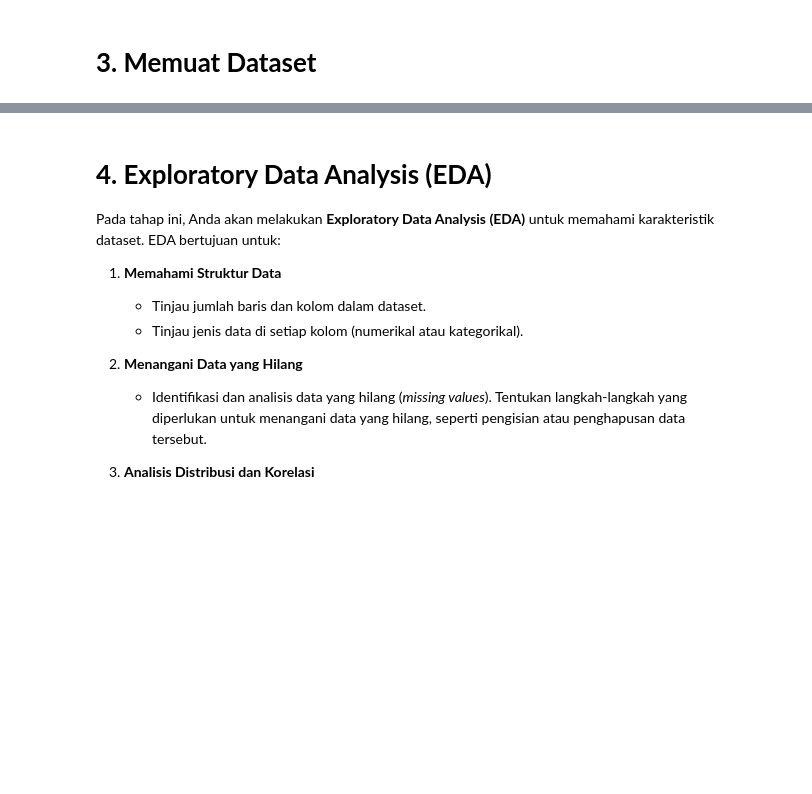
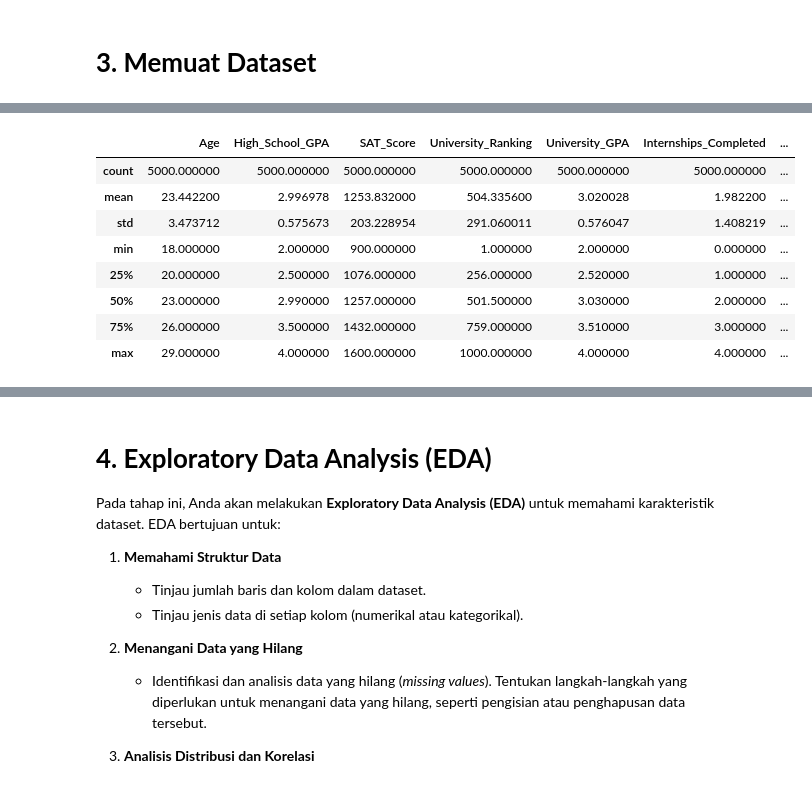
Before and after one commit to Nurwidi130603/Learn-ML-Education-Career-Succsees, a Jupyter notebook: [Clustering]_Submission_Akhir_BMLP_Nurwidi Bagus Amiryunanto_(Updated).ipynb, the cells around one changed output, grey strips where cells are left out. Cells and saved outputs as stored; diff of their text form; code cells hidden in the pictures; blank space fills up the shorter version.

```diff
--- a/[Clustering]_Submission_Akhir_BMLP_Nurwidi Bagus Amiryunanto_(Updated).ipynb
+++ b/[Clustering]_Submission_Akhir_BMLP_Nurwidi Bagus Amiryunanto_(Updated).ipynb
@@ -28,2 +11,20 @@ Pada tahap ini, Anda perlu mengimpor beberapa pustaka (library) Python yang dibu
+# %%
+# Import library
+import numpy as np  # Mengimpor library numpy untuk komputasi numerik
+import pandas as pd  # Mengimpor library pandas untuk analisis data frame
+import seaborn as sns  # Mengimpor library seaborn untuk visualisasi data
+import matplotlib.pyplot as plt  # Mengimpor library matplotlib untuk visualisasi data
+
+from sklearn.model_selection import train_test_split  # Mengimpor fungsi train_test_split dari library scikit-learn untuk membagi data menjadi data latih dan data uji
+from sklearn.neighbors import KNeighborsClassifier  # Mengimpor kelas KNeighborsClassifier dari library scikit-learn untuk model klasifikasi dengan metode K-Nearest Neighbors
+from sklearn.preprocessing import MinMaxScaler  # Mengimpor kelas MinMaxScaler dari library scikit-learn untuk melakukan penskalaan fitur
+from sklearn.model_selection import GridSearchCV  # Mengimpor kelas GridSearchCV dari library scikit-learn untuk pencarian parameter terbaik menggunakan validasi silang
+from sklearn.metrics import accuracy_score  # Mengimpor fungsi accuracy_score dari library scikit-learn untuk mengukur akurasi model
+
+# Set the maximum column width
+pd.set_option('display.max_colwidth', 100)  # Mengatur lebar maksimum kolom saat menampilkan data frame menggunakan library pandas
+# Magic function to display plots in notebook
+%matplotlib inline
+# Mengaktifkan fungsi untuk menampilkan plot di dalam notebook Jupyter
 # %% [markdown]
 # **3. Memuat Dataset**
@@ -35,0 +31,3 @@ Jika dataset berada di Google Drive, pastikan Anda menghubungkan Google Drive ke
+# %%
+url='https://github.com/Nurwidi130603/Learn-ML-Education-Career-Succsees/blob/main/Dataset_inisiasi.csv/?raw=True'
+edu_df = pd.read_csv(url)
@@ -35,0 +75,12 @@ Jika dataset berada di Google Drive, pastikan Anda menghubungkan Google Drive ke
+# %%
+edu_df.describe() # Menggunakan metode 'describe()' dari DataFrame 'edu_df' untuk menghasilkan ringkasan statistik dari dataset.
+# %% [output]
+|  | Age | High_School_GPA | SAT_Score | University_Ranking | University_GPA | Internships_Completed | ... |
+| count | 5000.000000 | 5000.000000 | 5000.000000 | 5000.000000 | 5000.000000 | 5000.000000 | ... |
+| mean | 23.442200 | 2.996978 | 1253.832000 | 504.335600 | 3.020028 | 1.982200 | ... |
+| std | 3.473712 | 0.575673 | 203.228954 | 291.060011 | 0.576047 | 1.408219 | ... |
+| min | 18.000000 | 2.000000 | 900.000000 | 1.000000 | 2.000000 | 0.000000 | ... |
+| 25% | 20.000000 | 2.500000 | 1076.000000 | 256.000000 | 2.520000 | 1.000000 | ... |
+| 50% | 23.000000 | 2.990000 | 1257.000000 | 501.500000 | 3.030000 | 2.000000 | ... |
+| 75% | 26.000000 | 3.500000 | 1432.000000 | 759.000000 | 3.510000 | 3.000000 | ... |
+| max | 29.000000 | 4.000000 | 1600.000000 | 1000.000000 | 4.000000 | 4.000000 | ... |
```
Also changed, not shown: parts of 11 cells of this notebook.
